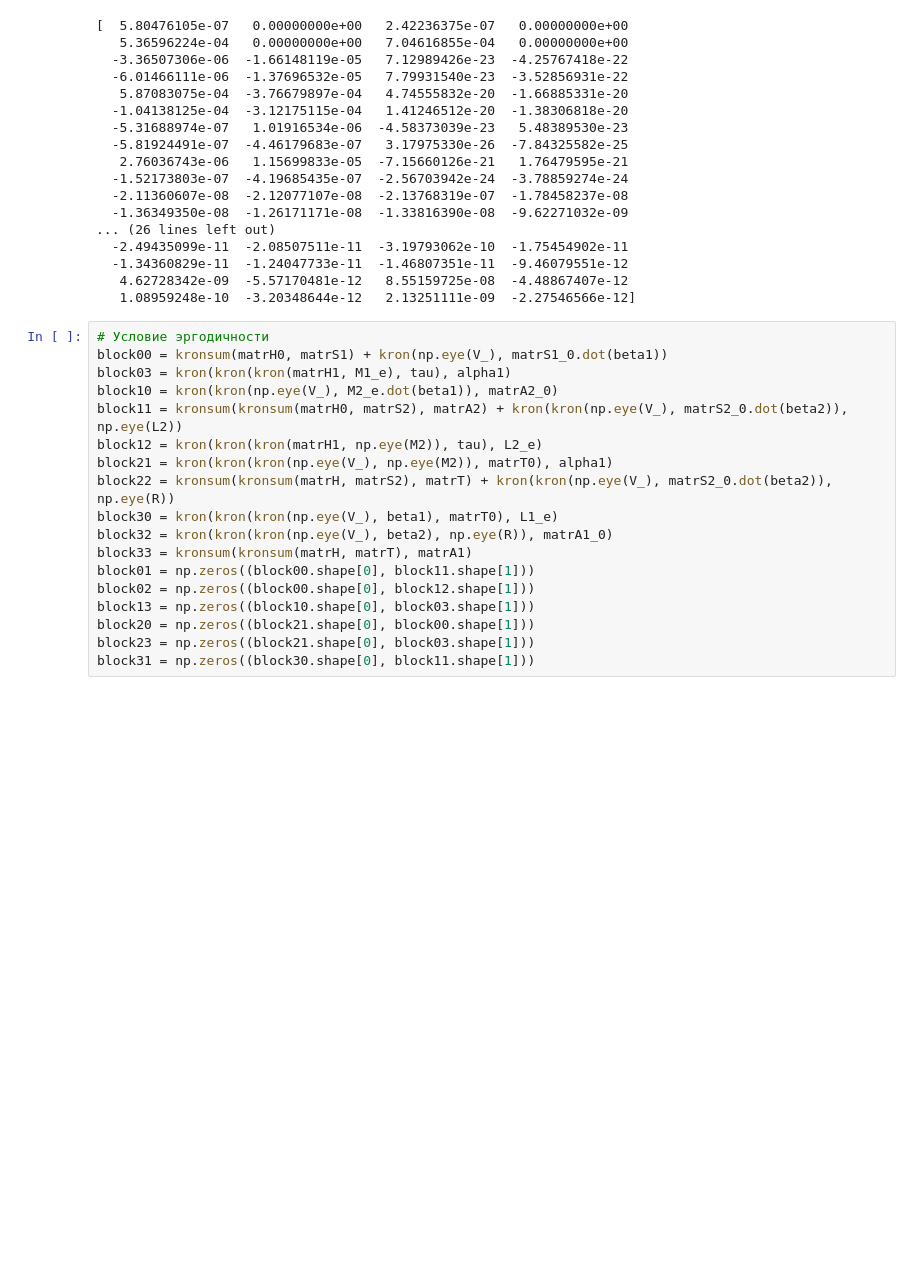
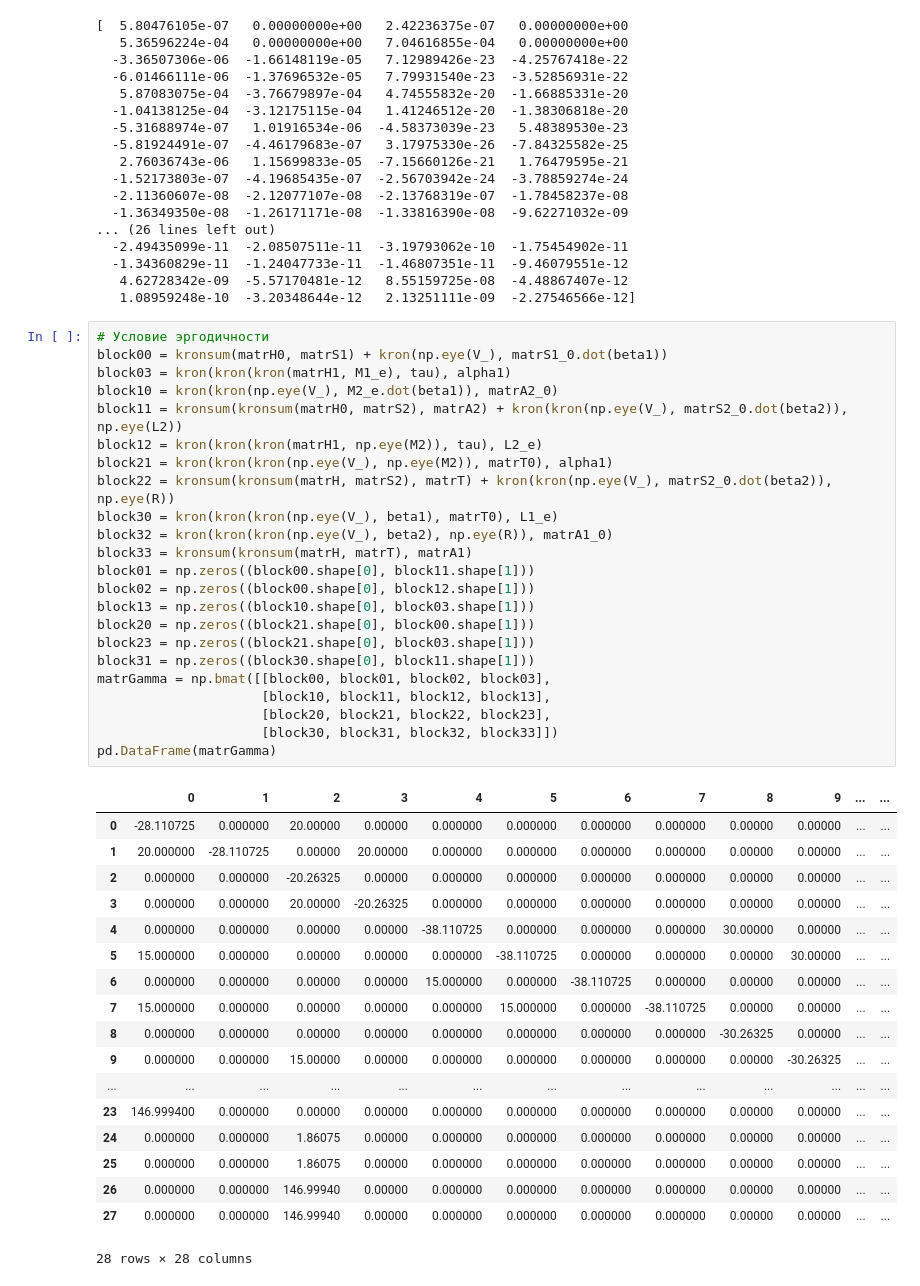
Before and after one commit to pishchynski/coursework3, a Jupyter notebook: notebook_cold.ipynb, the cells around one changed output. Cells and saved outputs as stored; diff of their text form; blank space fills up the shorter version.

```diff
--- a/notebook_cold.ipynb
+++ b/notebook_cold.ipynb
@@ -456,18 +456,42 @@ for l in range(1, n+1):
 # %%
 # Условие эргодичности
 block00 = kronsum(matrH0, matrS1) + kron(np.eye(V_), matrS1_0.dot(beta1))
 block03 = kron(kron(kron(matrH1, M1_e), tau), alpha1)
 block10 = kron(kron(np.eye(V_), M2_e.dot(beta1)), matrA2_0)
 block11 = kronsum(kronsum(matrH0, matrS2), matrA2) + kron(kron(np.eye(V_), matrS2_0.dot(beta2)), np.eye(L2))
 block12 = kron(kron(kron(matrH1, np.eye(M2)), tau), L2_e)
 block21 = kron(kron(kron(np.eye(V_), np.eye(M2)), matrT0), alpha1)
 block22 = kronsum(kronsum(matrH, matrS2), matrT) + kron(kron(np.eye(V_), matrS2_0.dot(beta2)), np.eye(R))
 block30 = kron(kron(kron(np.eye(V_), beta1), matrT0), L1_e)
 block32 = kron(kron(kron(np.eye(V_), beta2), np.eye(R)), matrA1_0)
 block33 = kronsum(kronsum(matrH, matrT), matrA1)
 block01 = np.zeros((block00.shape[0], block11.shape[1]))
 block02 = np.zeros((block00.shape[0], block12.shape[1]))
 block13 = np.zeros((block10.shape[0], block03.shape[1]))
 block20 = np.zeros((block21.shape[0], block00.shape[1]))
 block23 = np.zeros((block21.shape[0], block03.shape[1]))
 block31 = np.zeros((block30.shape[0], block11.shape[1]))
+matrGamma = np.bmat([[block00, block01, block02, block03],
+                     [block10, block11, block12, block13],
+                     [block20, block21, block22, block23],
+                     [block30, block31, block32, block33]])
+pd.DataFrame(matrGamma)
+# %% [output]
+|  | 0 | 1 | 2 | 3 | 4 | 5 | 6 | 7 | 8 | 9 | ... | ... |
+| 0 | -28.110725 | 0.000000 | 20.00000 | 0.00000 | 0.000000 | 0.000000 | 0.000000 | 0.000000 | 0.00000 | 0.00000 | ... | ... |
+| 1 | 20.000000 | -28.110725 | 0.00000 | 20.00000 | 0.000000 | 0.000000 | 0.000000 | 0.000000 | 0.00000 | 0.00000 | ... | ... |
+| 2 | 0.000000 | 0.000000 | -20.26325 | 0.00000 | 0.000000 | 0.000000 | 0.000000 | 0.000000 | 0.00000 | 0.00000 | ... | ... |
+| 3 | 0.000000 | 0.000000 | 20.00000 | -20.26325 | 0.000000 | 0.000000 | 0.000000 | 0.000000 | 0.00000 | 0.00000 | ... | ... |
+| 4 | 0.000000 | 0.000000 | 0.00000 | 0.00000 | -38.110725 | 0.000000 | 0.000000 | 0.000000 | 30.00000 | 0.00000 | ... | ... |
+| 5 | 15.000000 | 0.000000 | 0.00000 | 0.00000 | 0.000000 | -38.110725 | 0.000000 | 0.000000 | 0.00000 | 30.00000 | ... | ... |
+| 6 | 0.000000 | 0.000000 | 0.00000 | 0.00000 | 15.000000 | 0.000000 | -38.110725 | 0.000000 | 0.00000 | 0.00000 | ... | ... |
+| 7 | 15.000000 | 0.000000 | 0.00000 | 0.00000 | 0.000000 | 15.000000 | 0.000000 | -38.110725 | 0.00000 | 0.00000 | ... | ... |
+| 8 | 0.000000 | 0.000000 | 0.00000 | 0.00000 | 0.000000 | 0.000000 | 0.000000 | 0.000000 | -30.26325 | 0.00000 | ... | ... |
+| 9 | 0.000000 | 0.000000 | 15.00000 | 0.00000 | 0.000000 | 0.000000 | 0.000000 | 0.000000 | 0.00000 | -30.26325 | ... | ... |
+| ... | ... | ... | ... | ... | ... | ... | ... | ... | ... | ... | ... | ... |
+| 23 | 146.999400 | 0.000000 | 0.00000 | 0.00000 | 0.000000 | 0.000000 | 0.000000 | 0.000000 | 0.00000 | 0.00000 | ... | ... |
+| 24 | 0.000000 | 0.000000 | 1.86075 | 0.00000 | 0.000000 | 0.000000 | 0.000000 | 0.000000 | 0.00000 | 0.00000 | ... | ... |
+| 25 | 0.000000 | 0.000000 | 1.86075 | 0.00000 | 0.000000 | 0.000000 | 0.000000 | 0.000000 | 0.00000 | 0.00000 | ... | ... |
+| 26 | 0.000000 | 0.000000 | 146.99940 | 0.00000 | 0.000000 | 0.000000 | 0.000000 | 0.000000 | 0.00000 | 0.00000 | ... | ... |
+| 27 | 0.000000 | 0.000000 | 146.99940 | 0.00000 | 0.000000 | 0.000000 | 0.000000 | 0.000000 | 0.00000 | 0.00000 | ... | ... |
+28 rows × 28 columns
```
Also changed, not shown: parts of 2 cells of this notebook.
